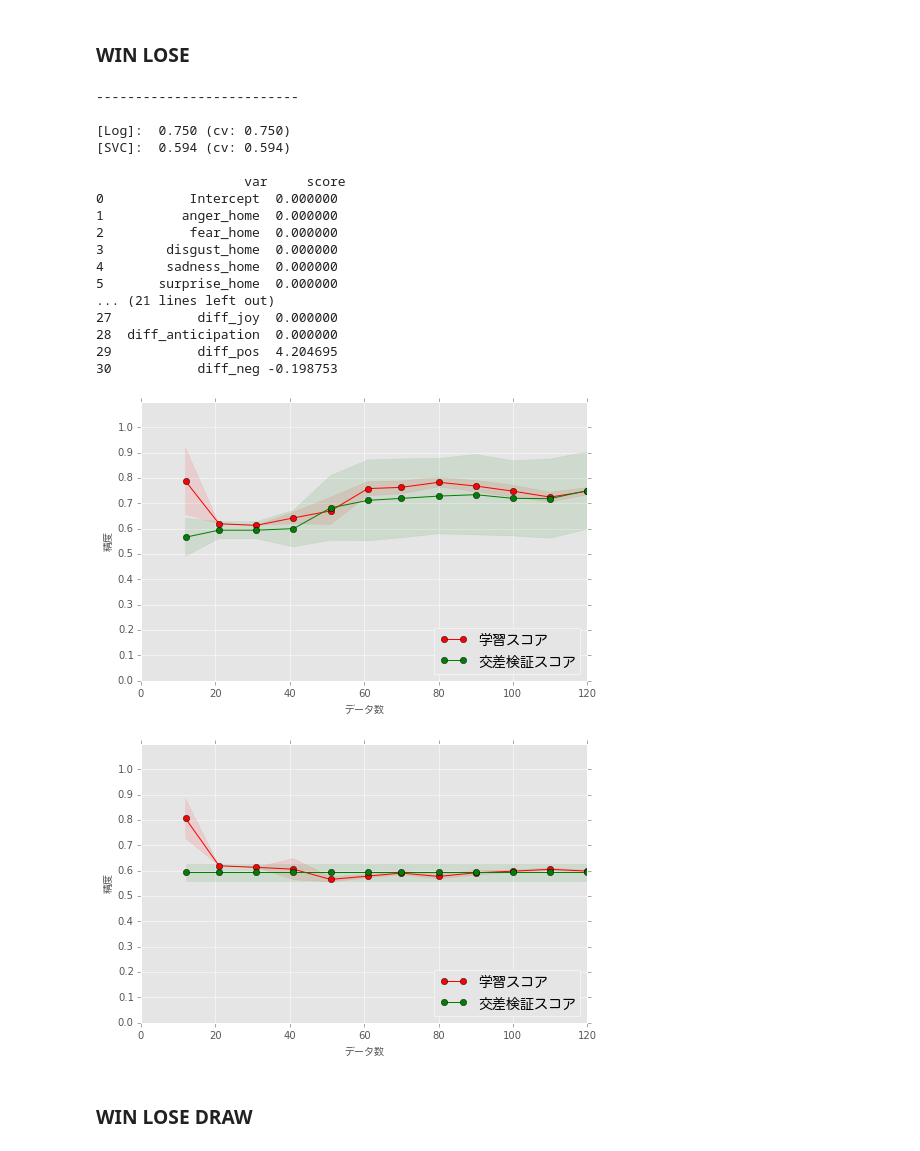
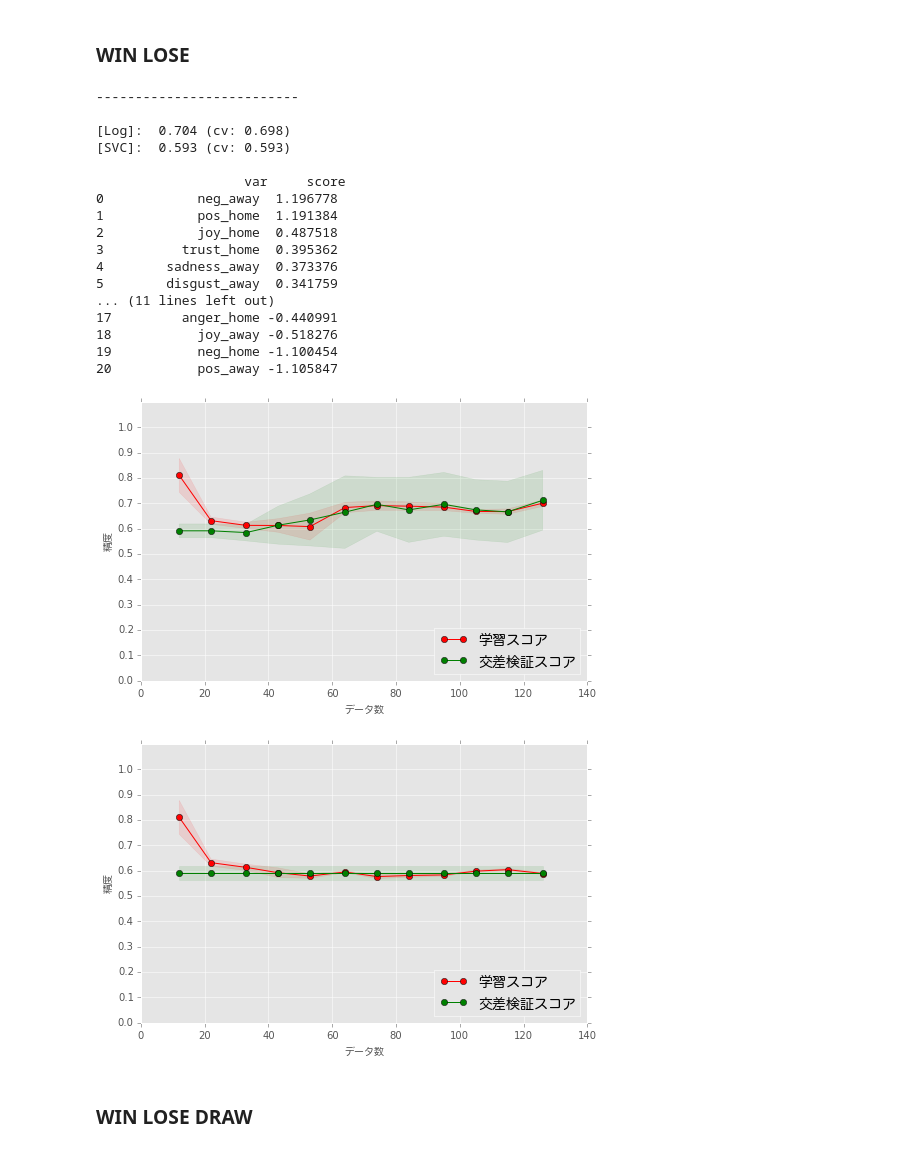
Before and after one commit to byam/predictEPL, a Jupyter notebook: Computation/[Results] Ronbun-Emolex.ipynb, the cells around one changed output. Cells and saved outputs as stored; diff of their text form; code cells hidden in the pictures.

```diff
--- a/Computation/[Results] Ronbun-Emolex.ipynb
+++ b/Computation/[Results] Ronbun-Emolex.ipynb
@@ -134,9 +134,9 @@ def CreateDfForModel(ht_draw=False, ft_wld=False):
     # 'home_win': 1, 'away_win': 0, 'draw': 2
     dta['result'] = df.result
 
-    # be_4game_sum
-    dta['be_4game_sum_home'] = df.be_4game_sum_home / 12.0
-    dta['be_4game_sum_away'] = df.be_4game_sum_away / 12.0
+#     # be_4game_sum
+#     dta['be_4game_sum_home'] = df.be_4game_sum_home / 12.0
+#     dta['be_4game_sum_away'] = df.be_4game_sum_away / 12.0
 
     # Emolex 8
     dta['anger_home'] = [emolex[0] / sum(emolex[:-2]) for emolex in df.emolex_home]
@@ -331,8 +331,8 @@ def ModelAccuracy(X, y, penalty='l2', multi_class='ovr', log_variables=False):
     model_svc = model_svc.fit(X, y)
 
     # Cross Validation
-    scores_log = cross_val_score(model_log, X, y, scoring='accuracy', cv=18)
-    scores_svc = cross_val_score(model_svc, X, y, scoring='accuracy', cv=18)
+    scores_log = cross_val_score(model_log, X, y, scoring='accuracy', cv=19)
+    scores_svc = cross_val_score(model_svc, X, y, scoring='accuracy', cv=19)
 
     # Accuracy scores
     print("--------------------------\n")
@@ -345,6 +345,7 @@ def ModelAccuracy(X, y, penalty='l2', multi_class='ovr', log_variables=False):
         dfVars = pd.DataFrame()
         dfVars['var'] = X.columns
         dfVars['score'] = np.transpose(model_log.coef_)
+        dfVars = dfVars.sort_values(['score'], ascending=[False]).copy().reset_index(drop=True)
         print("\n", dfVars)
 
     return model_log, model_svc
@@ -384,52 +385,50 @@ RESULT_FILE_NAME = "emolex_all_ht.csv"
 df = CreateDfForModel(ft_wld=False)
 
 # Create X, y for model
 y, X = dmatrices(
     'result ~ \
     anger_home + fear_home + disgust_home + sadness_home + \
     surprise_home + trust_home + joy_home + anticipation_home + \
     anger_away + fear_away + disgust_away + sadness_away + \
     surprise_away + trust_away + joy_away + anticipation_away + \
-    pos_home + neg_home + pos_away + neg_away + \
-    diff_anger + diff_fear + diff_disgust + diff_sadness + diff_surprise + \
-    diff_trust + diff_joy + diff_anticipation + diff_pos + diff_neg',
+    pos_home + neg_home + pos_away + neg_away',
     df, return_type="dataframe")
 y = np.ravel(y)
 
 # Model Training and Results
-model_log, model_svc = ModelAccuracy(X, y, penalty='l1', multi_class='ovr', log_variables=True)
+model_log, model_svc = ModelAccuracy(X, y, penalty='l2', multi_class='ovr', log_variables=True)
 
 # Plot Learning Curve
 plot_learning_curve(model_log, "Score HT", X, y, ylim=(0, 1.1), cv=18, train_sizes=np.linspace(.1, 1.0, 12))
 plot_learning_curve(model_svc, "Score HT", X, y, ylim=(0, 1.1), cv=18, train_sizes=np.linspace(.1, 1.0, 12))
 
 
 # Save Model
 with open('/Users/Bya/Dropbox/Research/datas/Models/model_emolex_wl_log.pkl', 'wb') as fout:
     pickle.dump(model_log, fout)
 
 with open('/Users/Bya/Dropbox/Research/datas/Models/model_emolex_wl_svm.pkl', 'wb') as fout:
     pickle.dump(model_svc, fout)
 # %% [output]
 --------------------------
 
-[Log]:  0.750 (cv: 0.750)
-[SVC]:  0.594 (cv: 0.594)
+[Log]:  0.704 (cv: 0.698)
+[SVC]:  0.593 (cv: 0.593)
 
                    var     score
-0           Intercept  0.000000
-1          anger_home  0.000000
-2           fear_home  0.000000
-3        disgust_home  0.000000
-4        sadness_home  0.000000
-5       surprise_home  0.000000
-... (21 lines left out)
-27           diff_joy  0.000000
-28  diff_anticipation  0.000000
-29           diff_pos  4.204695
-30           diff_neg -0.198753
+0            neg_away  1.196778
+1            pos_home  1.191384
+2            joy_home  0.487518
+3          trust_home  0.395362
+4        sadness_away  0.373376
+5        disgust_away  0.341759
+... (11 lines left out)
+17         anger_home -0.440991
+18           joy_away -0.518276
+19           neg_home -1.100454
+20           pos_away -1.105847
-[figure, old version]
+[figure, new version]
-[figure, old version]
+[figure, new version]
 # %% [markdown]
 ### WIN LOSE DRAW
 # %%
```
Also changed, not shown: parts of 7 cells of this notebook, 10 other files.
